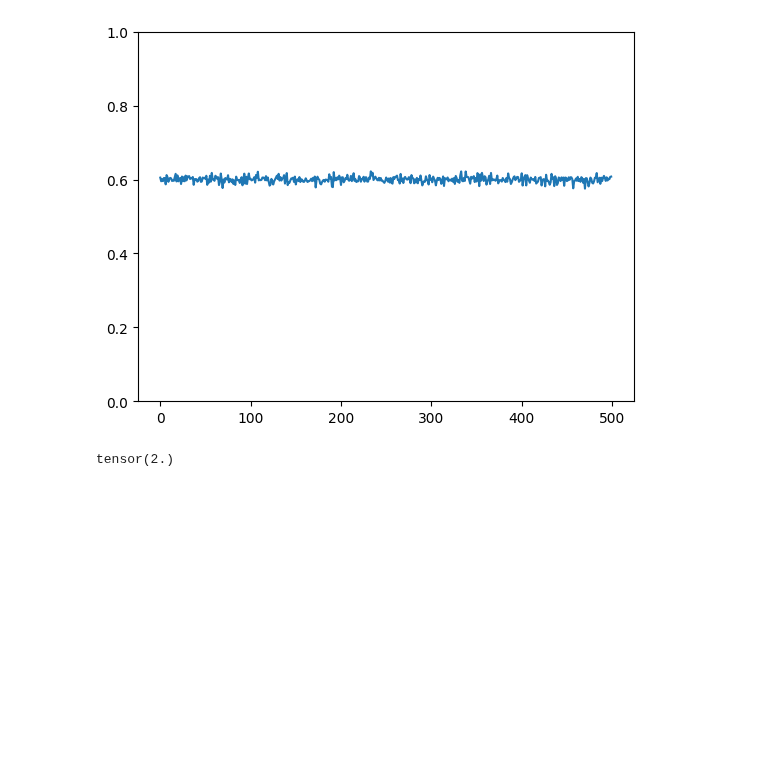
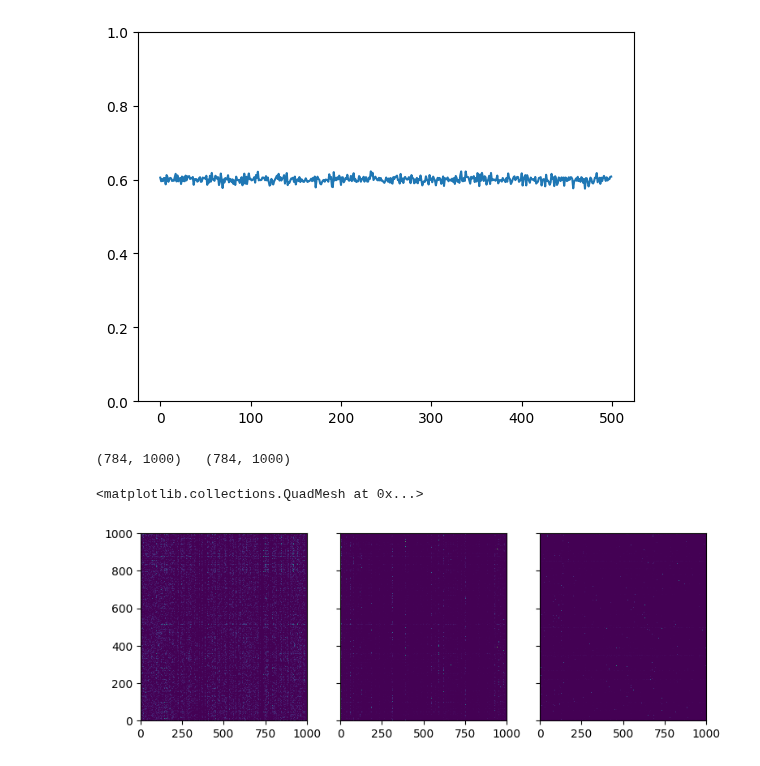
Before and after one commit to wormLove/DCNet, a Jupyter notebook: DCNet_Pytorch.ipynb, the cells around one changed output. Cells and saved outputs as stored; diff of their text form; code cells hidden in the pictures; blank space fills up the shorter version.

```diff
--- a/DCNet_Pytorch.ipynb
+++ b/DCNet_Pytorch.ipynb
@@ -928,7 +947,36 @@ tensor([1.0000, 1.0000, 1.0000, 1.0000, 1.0000, 1.0000, 1.0000, 1.0000, 1.0000,
         1.0000])
 (0.0, 1.0)
 [figure]
-# %%
-torch.norm(torch.tensor([1.0, 1., 1., 1.]), p='fro')
-# %% [output]
-tensor(2.)
+# %%
+import numpy as np
+from matplotlib import pyplot as plt
+init_proj = np.load('init_proj.npy')
+proj = np.load('proj.npy')
+test_set = np.load('test_set.npy')
+print(init_proj.shape, " ", proj.shape)
+# %% [output]
+(784, 1000)   (784, 1000)
+# %%
+l_0 = DiscriminationModule(torch.tensor(init_proj).float(), mode='r')
+l_f = DiscriminationModule(torch.tensor(proj).float(), mode='r')
+l_d = DiscriminationModule(torch.tensor(proj-init_proj).float(), mode='r')
+l_d_n = DiscriminationModule(normalize(torch.tensor(proj-init_proj).float(), p=2, dim=0), mode='r')
+
+init_activity_0 = torch.zeros(5000, 1000)
+init_activity_f = torch.zeros(5000, 1000)
+init_activity_d = torch.zeros(5000, 1000)
+init_activity_d_n = torch.zeros(5000, 1000)
+for i, sample in enumerate(test_set.T):
+    x = torch.unsqueeze(torch.tensor(sample).float(), 0)
+    init_activity_0[i,:] = l_0(x)
+    init_activity_f[i,:] = l_f(x)
+    init_activity_d[i,:] = l_d(x)
+    init_activity_d_n[i,:] = l_d_n(x)
+# %%
+fig, axs = plt.subplots(1, 3, figsize=(9, 3), sharey=True)
+axs[0].pcolormesh(init_activity_f[:1000,:])
+axs[1].pcolormesh(init_activity_d[:1000,:])
+axs[2].pcolormesh(init_activity_d_n[:1000,:])
+# %% [output]
+<matplotlib.collections.QuadMesh at 0x...>
+[figure, added]
```
Also changed, not shown: parts of 8 cells of this notebook.
